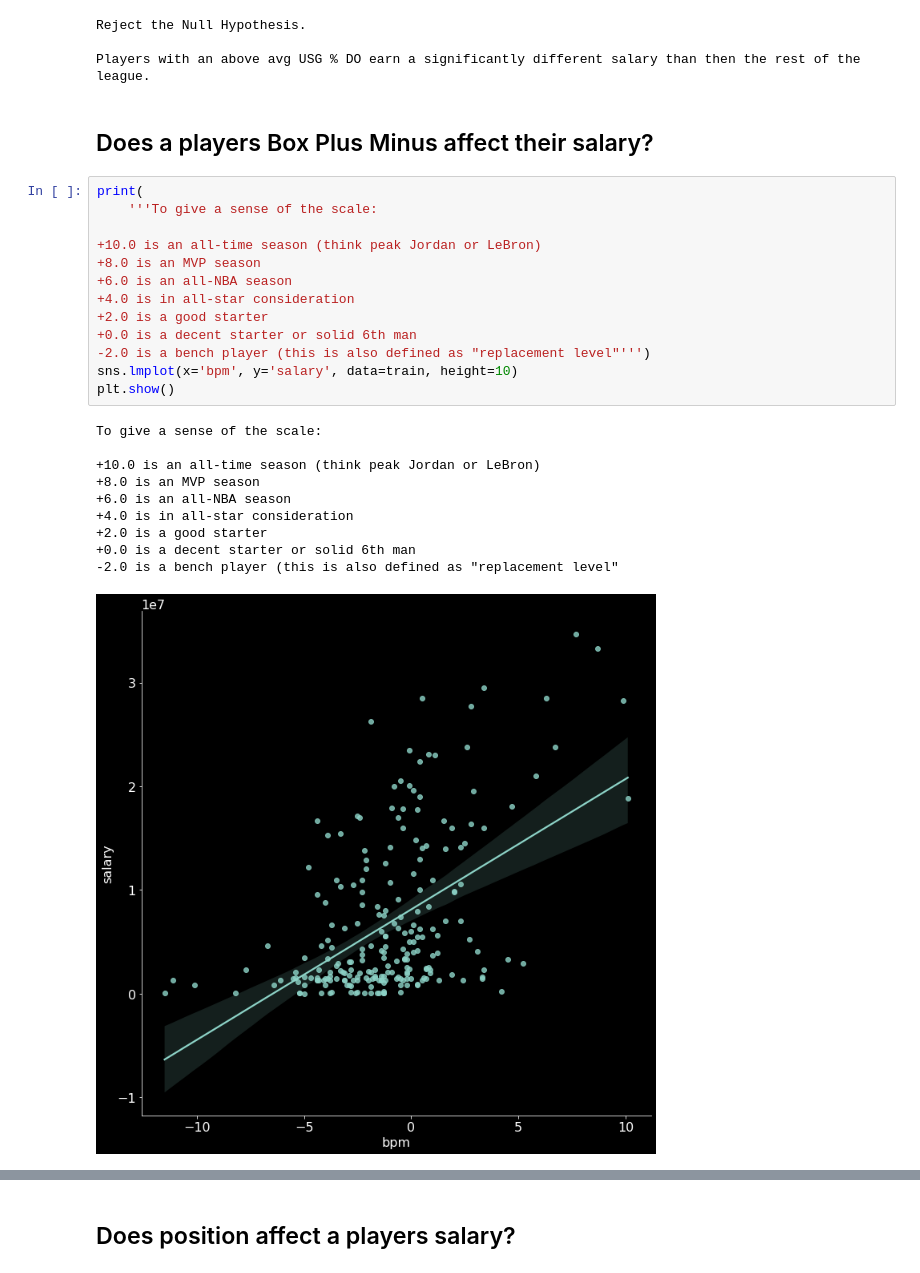
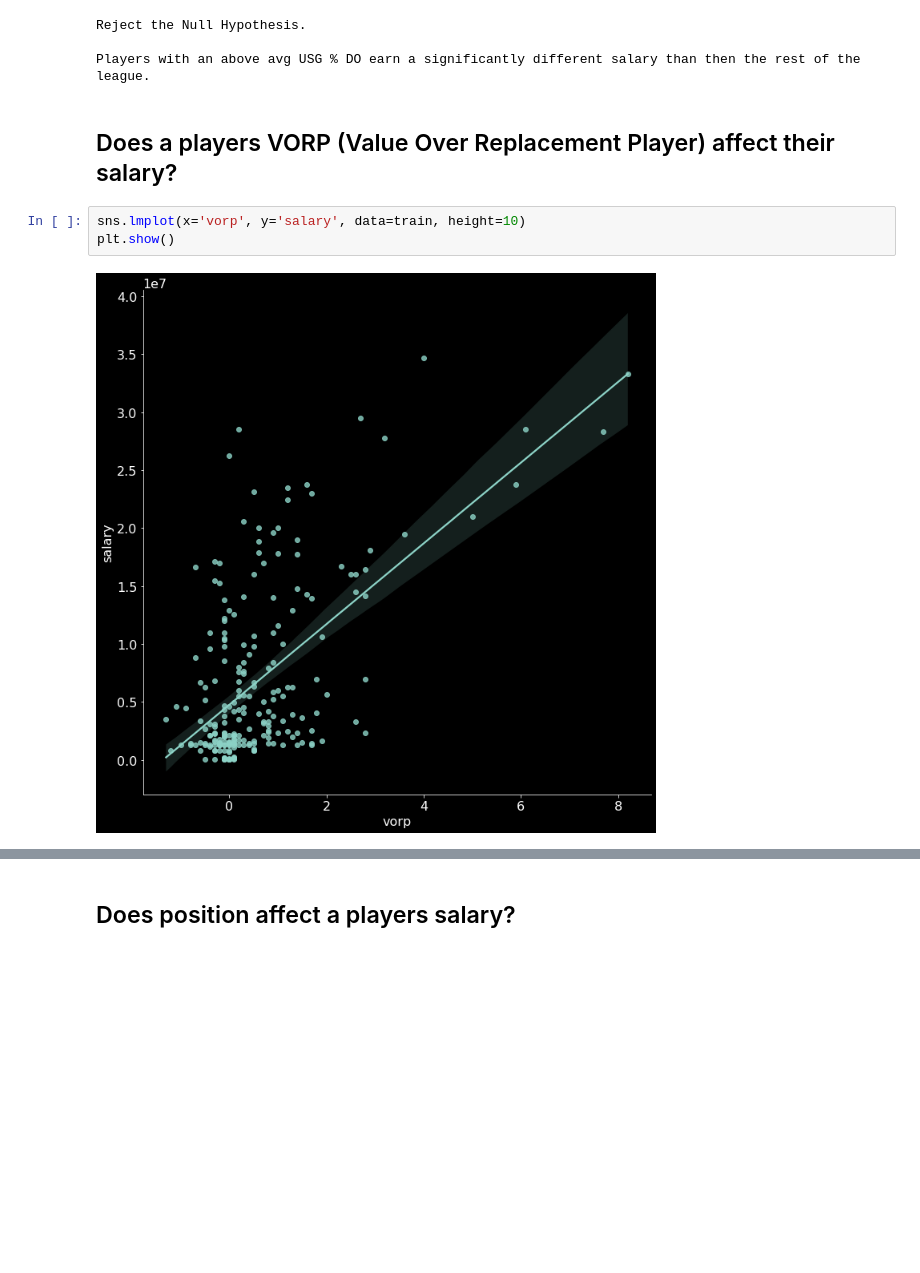
Before and after one commit to VincentBanuelos/nba_salary_predictor, a Jupyter notebook: allplayers.ipynb, the cells around one changed output, grey strips where cells are left out. Saved outputs shown, nothing was run; the diff lists cells and outputs as text; blank space fills up the shorter version.

```diff
--- a/allplayers.ipynb
+++ b/allplayers.ipynb
@@ -226,30 +226,11 @@ Reject the Null Hypothesis.
 
 Players with an above avg USG % DO earn a significantly different salary than then the rest of the league.
 # %% [markdown]
-## Does a players Box Plus Minus affect their salary?
+## Does a players VORP (Value Over Replacement Player) affect their salary?
-# %%
-print(
-    '''To give a sense of the scale:
-
-+10.0 is an all-time season (think peak Jordan or LeBron)
-+8.0 is an MVP season
-+6.0 is an all-NBA season
-+4.0 is in all-star consideration
-+2.0 is a good starter
-+0.0 is a decent starter or solid 6th man
--2.0 is a bench player (this is also defined as "replacement level"''')
-sns.lmplot(x='bpm', y='salary', data=train, height=10)
-plt.show()
-# %% [output]
-To give a sense of the scale:
-
-+10.0 is an all-time season (think peak Jordan or LeBron)
-+8.0 is an MVP season
-+6.0 is an all-NBA season
-+4.0 is in all-star consideration
-+2.0 is a good starter
-+0.0 is a decent starter or solid 6th man
--2.0 is a bench player (this is also defined as "replacement level"
-[figure, removed]
+# %%
+sns.lmplot(x='vorp', y='salary', data=train, height=10)
+plt.show()
+# %% [output]
+[figure, added]
 # %% [markdown]
 ### Takeaways
```
Also changed, not shown: parts of 19 cells of this notebook, 1 other file.
